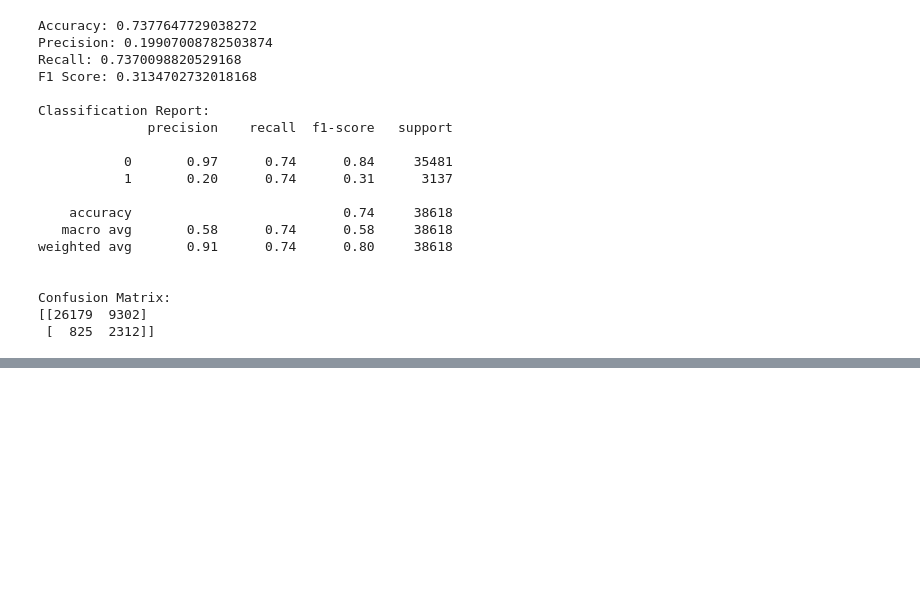
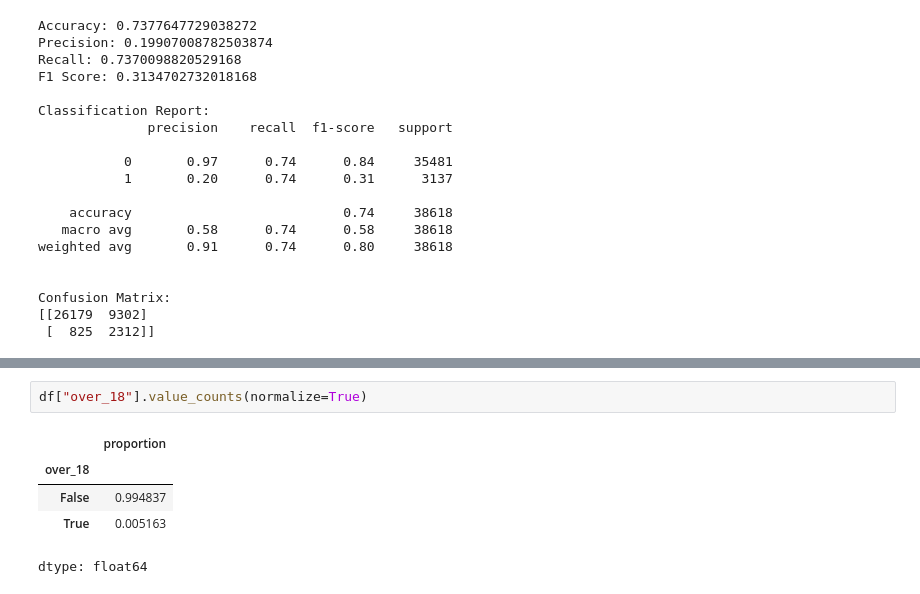
Before and after one commit to raina1234-a/Reddit-Post-Analysis-and-Moderation-Classifier, a Jupyter notebook: reddit_postClassification.ipynb, the cells around one changed output, grey strips where cells are left out. Cells and saved outputs as stored; diff of their text form; blank space fills up the shorter version.

```diff
--- a/reddit_postClassification.ipynb
+++ b/reddit_postClassification.ipynb
@@ -565,0 +574,8 @@ Confusion Matrix:
+# %%
+df["over_18"].value_counts(normalize=True)
+# %% [output]
+|  | proportion |
+| over_18 |  |
+| False | 0.994837 |
+| True | 0.005163 |
+dtype: float64
```
Also changed, not shown: parts of 16 cells of this notebook.
